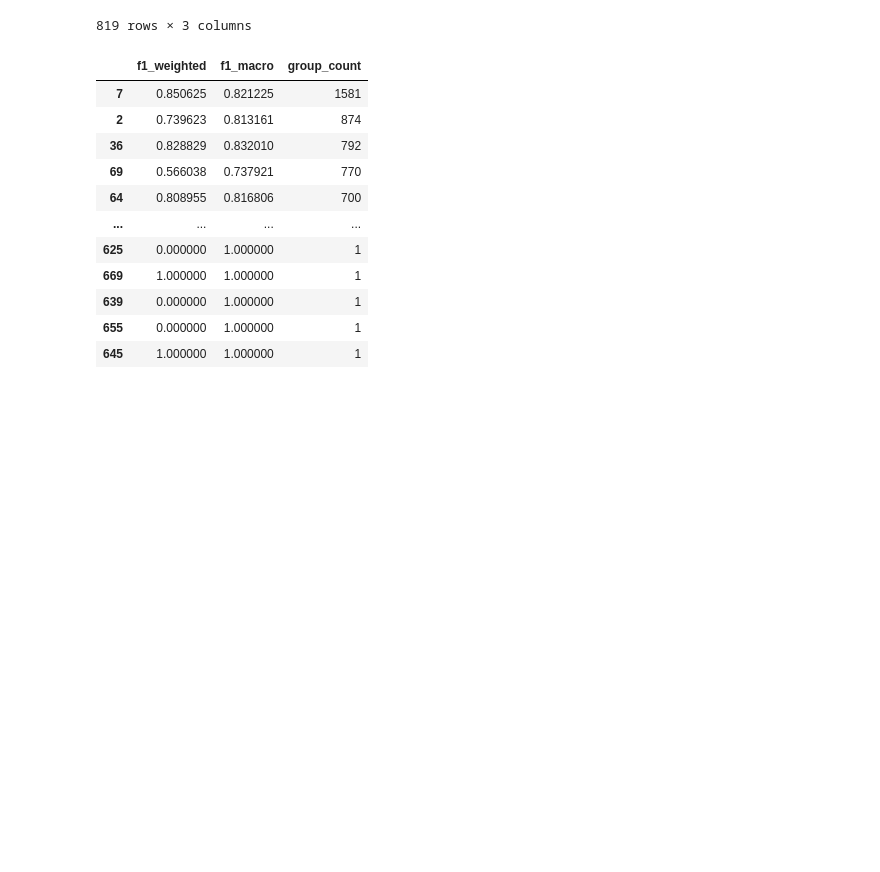
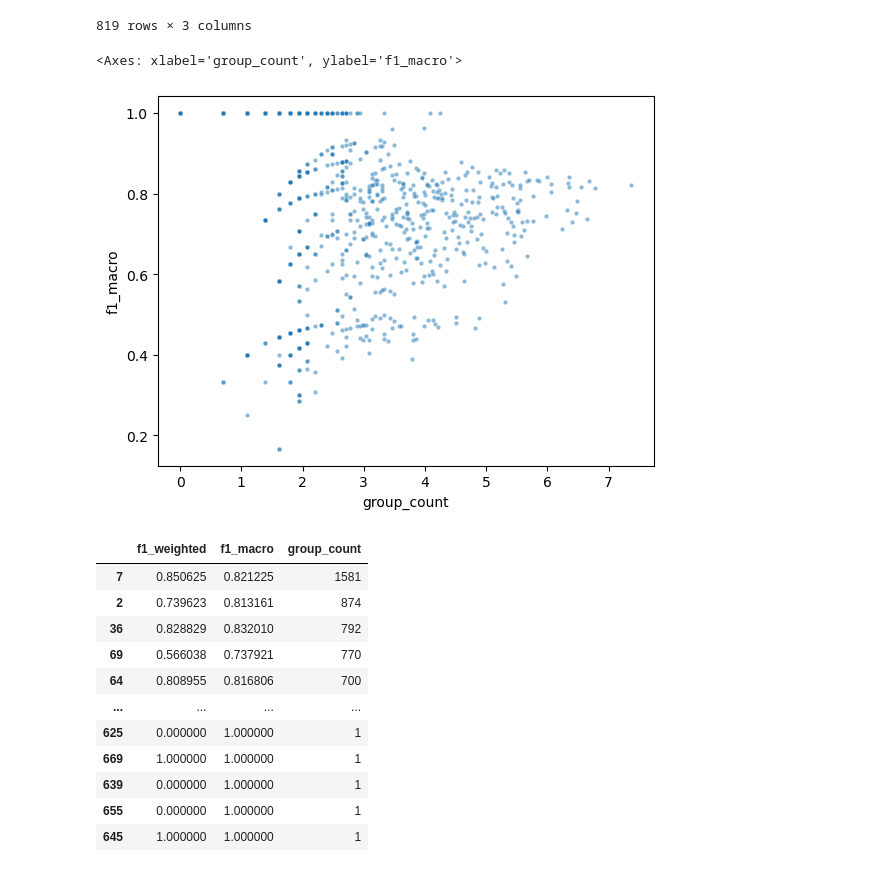
Before and after one commit to abhishekanand1710/noise-and-bias, a Jupyter notebook: dataset-cartography/agree-to-disagree/cartography_plotting_disco.ipynb, the cells around one changed output. Drawn from its saved outputs; the diff is of its cells as text; code cells hidden in the pictures; blank space fills up the shorter version.

Commit message:
results and plot

```diff
--- a/dataset-cartography/agree-to-disagree/cartography_plotting_disco.ipynb
+++ b/dataset-cartography/agree-to-disagree/cartography_plotting_disco.ipynb
@@ -510,6 +510,11 @@ annotator_metrics_df
 | 817 | 1.000000 | 1.000000 | 4 |
 | 818 | 1.000000 | 1.000000 | 7 |
 819 rows × 3 columns
+# %%
+sns.scatterplot(x=np.log(annotator_metrics_df['group_count']), y=annotator_metrics_df['f1_macro'], alpha=0.5, s=10)
+# %% [output]
+<Axes: xlabel='group_count', ylabel='f1_macro'>
+[figure, added]
 # %%
 annotator_metrics_df.sort_values(['group_count'], ascending=False)
 # %% [output]
```
Also changed, not shown: parts of 9 cells of this notebook, 8 other files.
